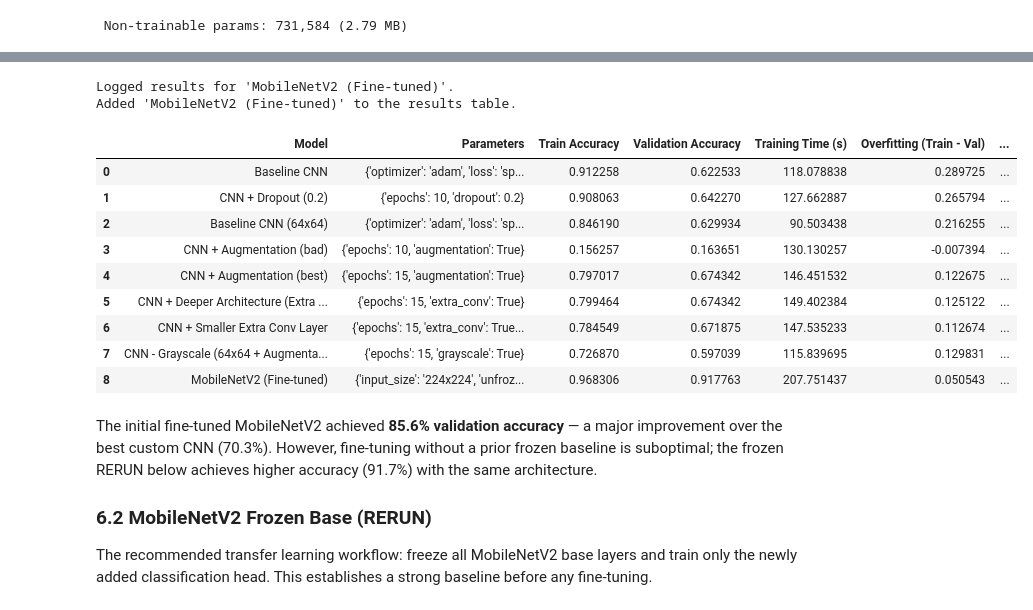
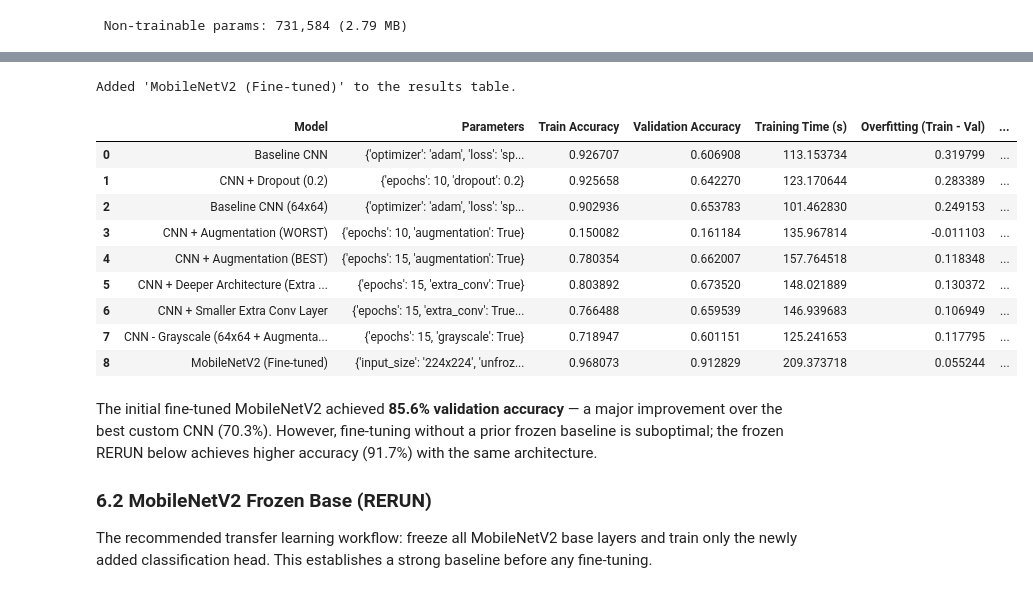
Before and after one commit to tomaspettit2506/ML-Assignment, a Jupyter notebook: ML_Project_G00419414.ipynb, the cells around one changed output, grey strips where cells are left out. Saved outputs shown, nothing was run; the diff lists cells and outputs as text; code cells hidden in the pictures.

```diff
--- a/ML_Project_G00419414.ipynb
+++ b/ML_Project_G00419414.ipynb
@@ -1077,21 +982,11 @@ Evaluate Aggressive Augmentation
 # %%
-log_run(
-    model_name="CNN + Augmentation (bad)",
-    params={"epochs": EPOCH[1], "augmentation": True},
-    start_time=start_time,
-    end_time=end_time,
-    train_acc=train_acc,
-    val_acc=val_acc,
-    notes="Too aggressive augmentation on 128x128 images"
-)
-
 results_df = add_to_results(
     df=results_df,
-    model_name="CNN + Augmentation (bad)",
+    model_name="CNN + Augmentation (WORST)",
     params={"epochs": EPOCH[1], "augmentation": True},
     train_acc=train_acc,
     val_acc=val_acc,
     training_time=training_time,
-    notes="Too aggressive augmentation on 128x128 images"
+    notes="Very worst augmentation on 128x128 images"
 )
 # %% [output]
@@ -1215,17 +1109,7 @@ Evaluate Data Augmentation
 # %%
-log_run(
-    model_name="CNN + Augmentation (best)",
-    params={"epochs": EPOCH[2], "augmentation": True},
-    start_time=start_time,
-    end_time=end_time,
-    train_acc=train_acc,
-    val_acc=val_acc,
-    notes="Best model: 64x64, flip + 0.05 rotation"
-)
-
 results_df = add_to_results(
     df=results_df,
-    model_name="CNN + Augmentation (best)",
+    model_name="CNN + Augmentation (BEST)",
     params={"epochs": EPOCH[2], "augmentation": True},
     train_acc=train_acc,
     val_acc=val_acc,
@@ -1832,44 +1682,30 @@ Validation Accuracy: 0.9177631735801697
 # %%
-log_run(
-    model_name="MobileNetV2 (Fine-tuned)",
-    params={"input_size": "224x224",
-            "unfrozen_layers": "top 30",
-            "learning_rate": 1e-5,
-            "epochs": EPOCH[1]},
-    start_time=start_time,
-    end_time=end_time,
-    train_acc=train_acc_init,
-    val_acc=val_acc_init,
-    notes="Fine-tuned transfer learning (initial attempt)"
-)
-
 results_df = add_to_results(
     df=results_df,
     model_name="MobileNetV2 (Fine-tuned)",
     params={"input_size": "224x224",
             "unfrozen_layers": "top 30",
             "learning_rate": 1e-5,
             "epochs": EPOCH[1]},
     train_acc=train_acc_init,
     val_acc=val_acc_init,
     training_time=training_time_init,
     notes="Fine-tuned transfer learning (initial attempt)"
 )
 
 results_df
 # %% [output]
-Logged results for 'MobileNetV2 (Fine-tuned)'.
 Added 'MobileNetV2 (Fine-tuned)' to the results table.
 |  | Model | Parameters | Train Accuracy | Validation Accuracy | Training Time (s) | Overfitting (Train - Val) | ... |
-| 0 | Baseline CNN | {'optimizer': 'adam', 'loss': 'sp... | 0.912258 | 0.622533 | 118.078838 | 0.289725 | ... |
-| 1 | CNN + Dropout (0.2) | {'epochs': 10, 'dropout': 0.2} | 0.908063 | 0.642270 | 127.662887 | 0.265794 | ... |
-| 2 | Baseline CNN (64x64) | {'optimizer': 'adam', 'loss': 'sp... | 0.846190 | 0.629934 | 90.503438 | 0.216255 | ... |
-| 3 | CNN + Augmentation (bad) | {'epochs': 10, 'augmentation': True} | 0.156257 | 0.163651 | 130.130257 | -0.007394 | ... |
-| 4 | CNN + Augmentation (best) | {'epochs': 15, 'augmentation': True} | 0.797017 | 0.674342 | 146.451532 | 0.122675 | ... |
-| 5 | CNN + Deeper Architecture (Extra ... | {'epochs': 15, 'extra_conv': True} | 0.799464 | 0.674342 | 149.402384 | 0.125122 | ... |
-| 6 | CNN + Smaller Extra Conv Layer | {'epochs': 15, 'extra_conv': True... | 0.784549 | 0.671875 | 147.535233 | 0.112674 | ... |
-| 7 | CNN - Grayscale (64x64 + Augmenta... | {'epochs': 15, 'grayscale': True} | 0.726870 | 0.597039 | 115.839695 | 0.129831 | ... |
-| 8 | MobileNetV2 (Fine-tuned) | {'input_size': '224x224', 'unfroz... | 0.968306 | 0.917763 | 207.751437 | 0.050543 | ... |
+| 0 | Baseline CNN | {'optimizer': 'adam', 'loss': 'sp... | 0.926707 | 0.606908 | 113.153734 | 0.319799 | ... |
+| 1 | CNN + Dropout (0.2) | {'epochs': 10, 'dropout': 0.2} | 0.925658 | 0.642270 | 123.170644 | 0.283389 | ... |
+| 2 | Baseline CNN (64x64) | {'optimizer': 'adam', 'loss': 'sp... | 0.902936 | 0.653783 | 101.462830 | 0.249153 | ... |
+| 3 | CNN + Augmentation (WORST) | {'epochs': 10, 'augmentation': True} | 0.150082 | 0.161184 | 135.967814 | -0.011103 | ... |
+| 4 | CNN + Augmentation (BEST) | {'epochs': 15, 'augmentation': True} | 0.780354 | 0.662007 | 157.764518 | 0.118348 | ... |
+| 5 | CNN + Deeper Architecture (Extra ... | {'epochs': 15, 'extra_conv': True} | 0.803892 | 0.673520 | 148.021889 | 0.130372 | ... |
+| 6 | CNN + Smaller Extra Conv Layer | {'epochs': 15, 'extra_conv': True... | 0.766488 | 0.659539 | 146.939683 | 0.106949 | ... |
+| 7 | CNN - Grayscale (64x64 + Augmenta... | {'epochs': 15, 'grayscale': True} | 0.718947 | 0.601151 | 125.241653 | 0.117795 | ... |
+| 8 | MobileNetV2 (Fine-tuned) | {'input_size': '224x224', 'unfroz... | 0.968073 | 0.912829 | 209.373718 | 0.055244 | ... |
 # %% [markdown]
 The initial fine-tuned MobileNetV2 achieved **85.6% validation accuracy** — a major improvement over the best custom CNN (70.3%). However, fine-tuning without a prior frozen baseline is suboptimal; the frozen RERUN below achieves higher accuracy (91.7%) with the same architecture.
 
```
Also changed, not shown: parts of 46 cells of this notebook.
